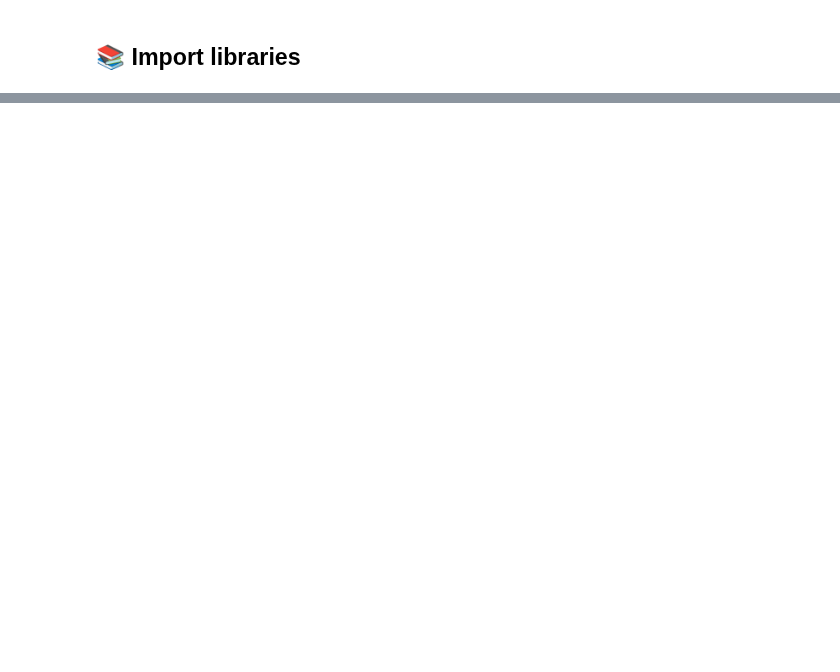
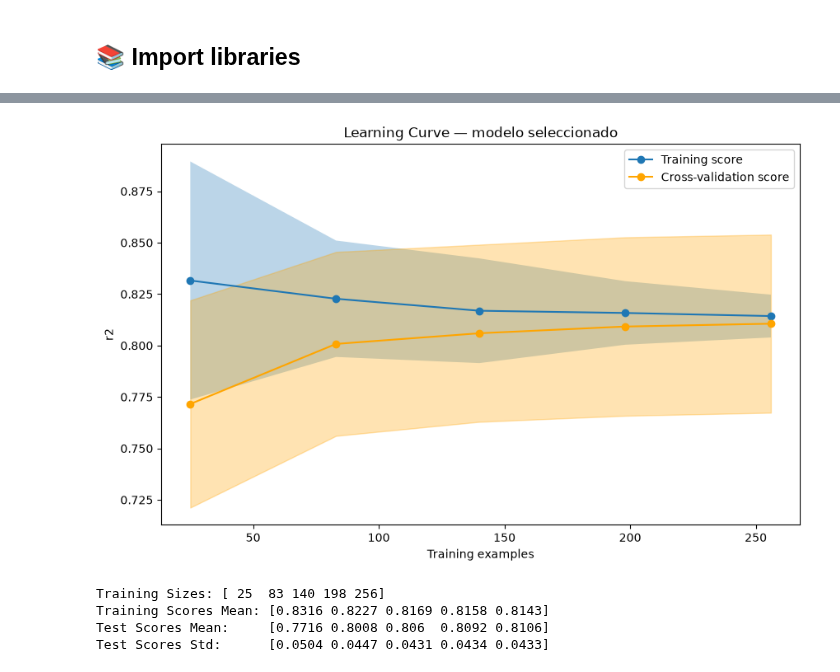
Before and after one commit to mangel477/Admisiones-predict-project, a Jupyter notebook: notebooks/6-interpretation/06.interpretacion-del-modelo-MATR-2026-08-25.ipynb, the cells around one changed output, grey strips where cells are left out. Saved outputs shown, nothing was run; the diff lists cells and outputs as text; code cells hidden in the pictures; blank space fills up the shorter version.

```diff
--- a/notebooks/6-interpretation/06.interpretacion-del-modelo-MATR-2026-08-25.ipynb
+++ b/notebooks/6-interpretation/06.interpretacion-del-modelo-MATR-2026-08-25.ipynb
@@ -34,0 +284,43 @@ From the results obtained, what ideas or proposals can be generated to continue
+# %%
+parametros_curva = {
+    "X": x_train,
+    "y": y_train,
+    "train_sizes": np.linspace(0.1, 1.0, 5),
+    "cv": ShuffleSplit(n_splits=50, test_size=0.2, random_state=123),
+    "n_jobs": -1,
+    "return_times": True,
+}
+
+train_sizes, train_scores, test_scores, fit_times, score_times = learning_curve(
+    modelo, **parametros_curva, scoring="r2"
+)
+
+train_mean, train_std = np.mean(train_scores, axis=1), np.std(train_scores, axis=1)
+test_mean, test_std = np.mean(test_scores, axis=1), np.std(test_scores, axis=1)
+fit_times_mean, fit_times_std = np.mean(fit_times, axis=1), np.std(fit_times, axis=1)
+score_times_mean, score_times_std = (
+    np.mean(score_times, axis=1),
+    np.std(score_times, axis=1),
+)
+
+fig, ax = plt.subplots(figsize=(10, 6))
+ax.plot(train_sizes, train_mean, "o-", label="Training score")
+ax.plot(train_sizes, test_mean, "o-", color="orange", label="Cross-validation score")
+ax.fill_between(train_sizes, train_mean - train_std, train_mean + train_std, alpha=0.3)
+ax.fill_between(train_sizes, test_mean - test_std, test_mean + test_std, alpha=0.3, color="orange")
+ax.set_title("Learning Curve — modelo seleccionado")
+ax.set_xlabel("Training examples")
+ax.set_ylabel("r2")
+ax.legend(loc="best")
+plt.show()
+
+print("Training Sizes:", train_sizes)
+print("Training Scores Mean:", np.round(train_mean, 4))
+print("Test Scores Mean:    ", np.round(test_mean, 4))
+print("Test Scores Std:     ", np.round(test_std, 4))
+# %% [output]
+[figure, added]
+Training Sizes: [ 25  83 140 198 256]
+Training Scores Mean: [0.8316 0.8227 0.8169 0.8158 0.8143]
+Test Scores Mean:     [0.7716 0.8008 0.806  0.8092 0.8106]
+Test Scores Std:      [0.0504 0.0447 0.0431 0.0434 0.0433]
```
Also changed, not shown: parts of 65 cells of this notebook, 1 other file.
